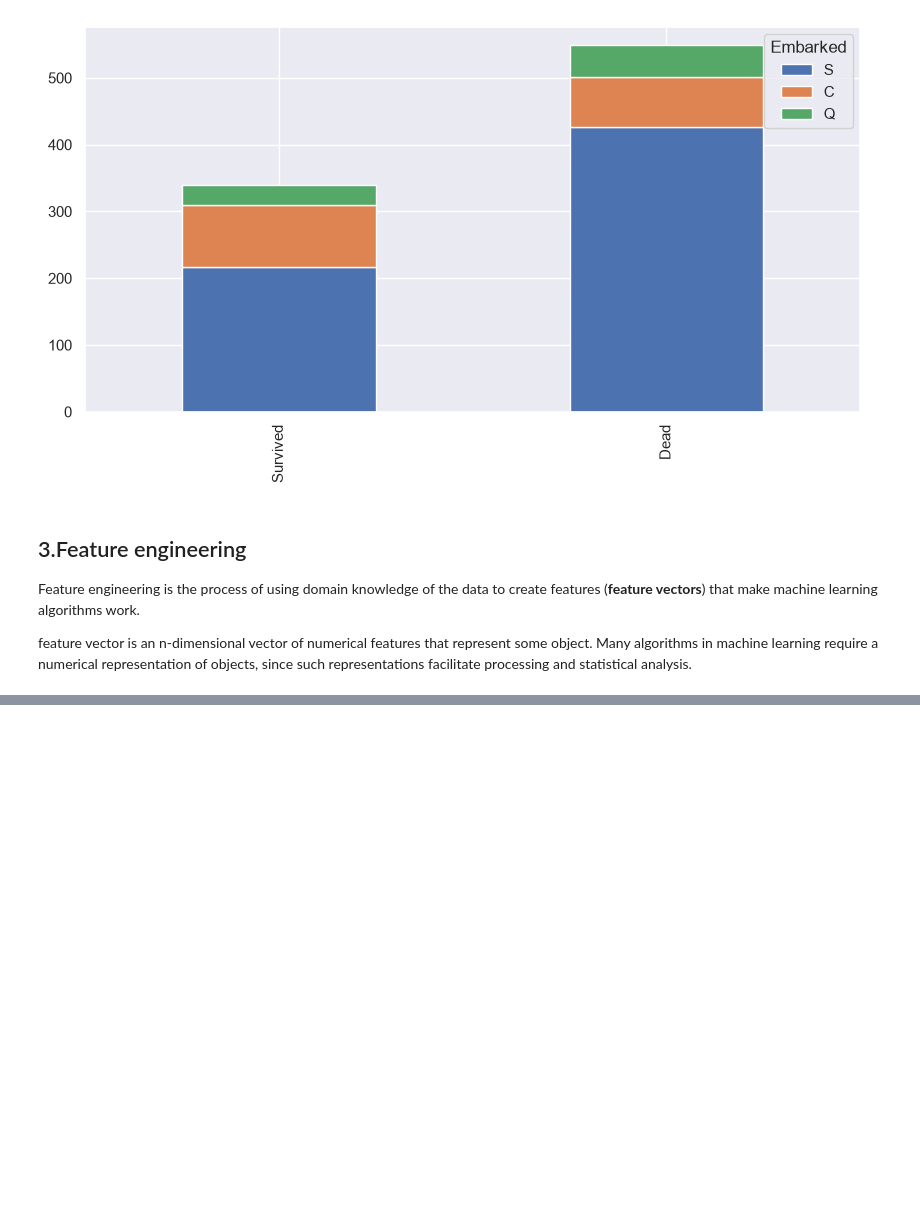
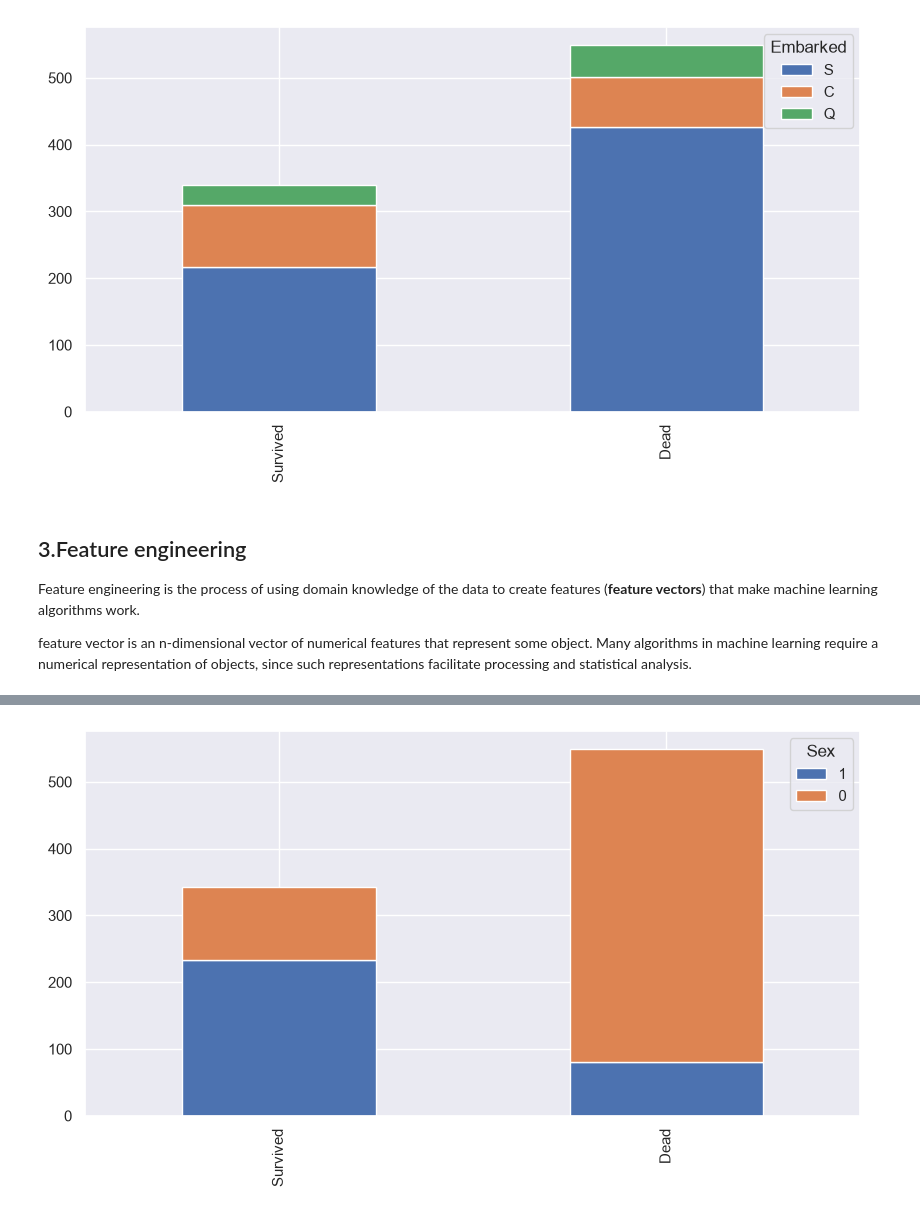
Before and after one commit to soosung476/pythonsource, a Jupyter notebook: dataScience/chapter03/Titanic.ipynb, the cells around one changed output, grey strips where cells are left out. Drawn from its saved outputs; the diff is of its cells as text; code cells hidden in the pictures; blank space fills up the shorter version.

```diff
--- a/dataScience/chapter03/Titanic.ipynb
+++ b/dataScience/chapter03/Titanic.ipynb
@@ -191,0 +306,4 @@ since such representations facilitate processing and statistical analysis.
+# %%
+bar_chart('Sex')
+# %% [output]
+[figure, added]
```
Also changed, not shown: parts of 71 cells of this notebook, 12 other files.
